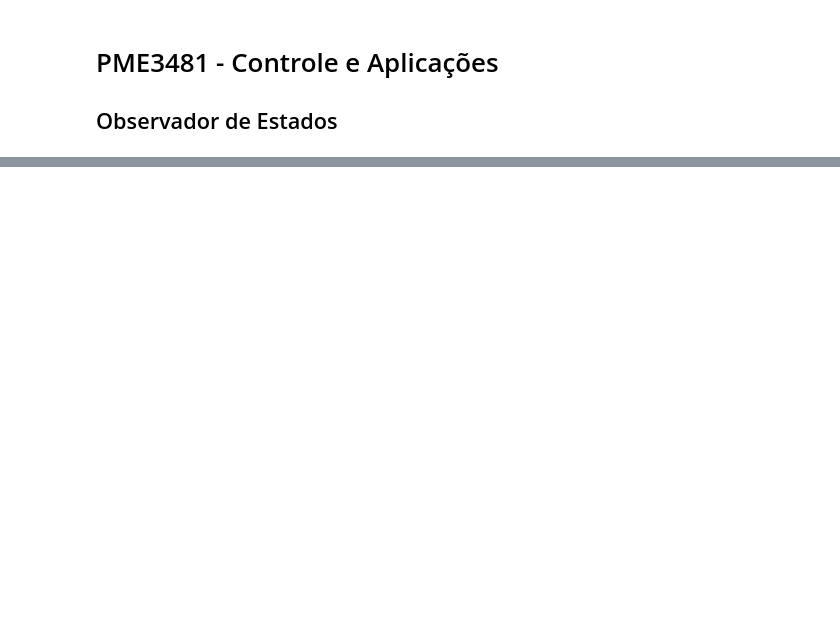
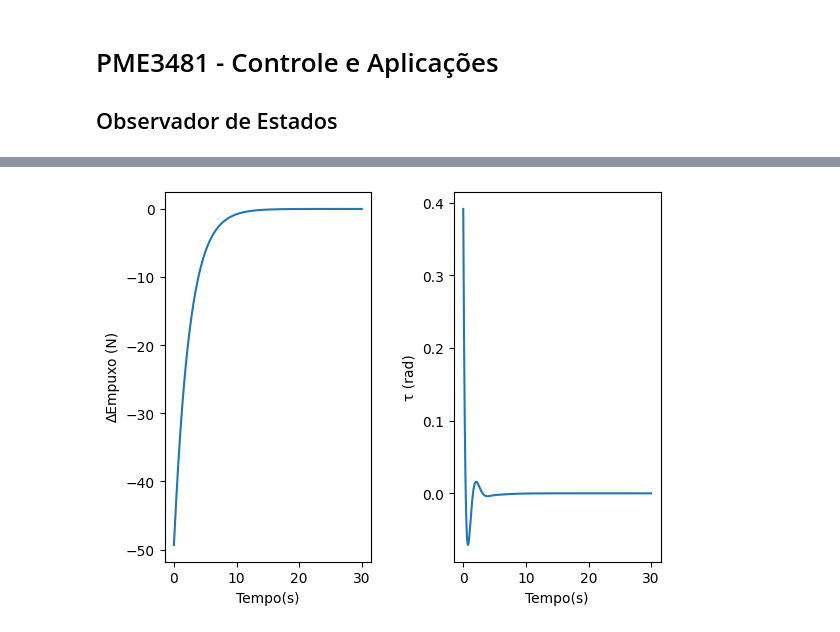
Before and after one commit to lucascarvalho10/pme3481, a Jupyter notebook: T1/observer.ipynb, the cells around one changed output, grey strips where cells are left out. Cells and saved outputs as stored; diff of their text form; code cells hidden in the pictures; blank space fills up the shorter version.

```diff
--- a/T1/observer.ipynb
+++ b/T1/observer.ipynb
@@ -71,0 +88,9 @@ O observador de estados consiste em um mecanismo para estimação dos estados do
+# %%
+#Pegando o K do meu sistema com LQR
+
+Q = np.diag([1, 10, 1,1])          # don't turn too sharply
+R = np.diag([0.1, 150])
+
+Klqr = lqr(A,B, Q, R)
+
+print(Klqr)
@@ -71,0 +187,14 @@ O observador de estados consiste em um mecanismo para estimação dos estados do
+# %%
+u = np.dot(-Klqr,[yr[0],yr[1],yr[2],yr[3]])
+f,(ax1, ax2) = plt.subplots(1,2)
+plt.subplots_adjust(right=0.9, wspace=0.4,hspace=0.5)
+ax1.plot(t, u[0])
+ax1.set_ylabel('∆Empuxo (N)')
+
+ax2.plot(t, u[1])
+ax2.set_ylabel('τ (rad)')
+ax1.set_xlabel('Tempo(s)')
+ax2.set_xlabel('Tempo(s)')
+plt.show(block=False)
+# %% [output]
+[figure, added]
```
Also changed, not shown: parts of 14 cells of this notebook.
